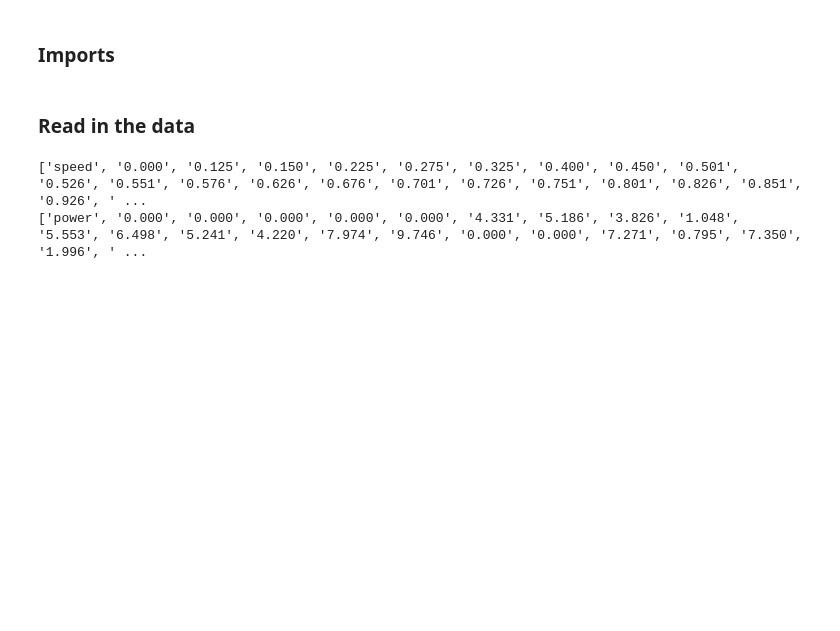
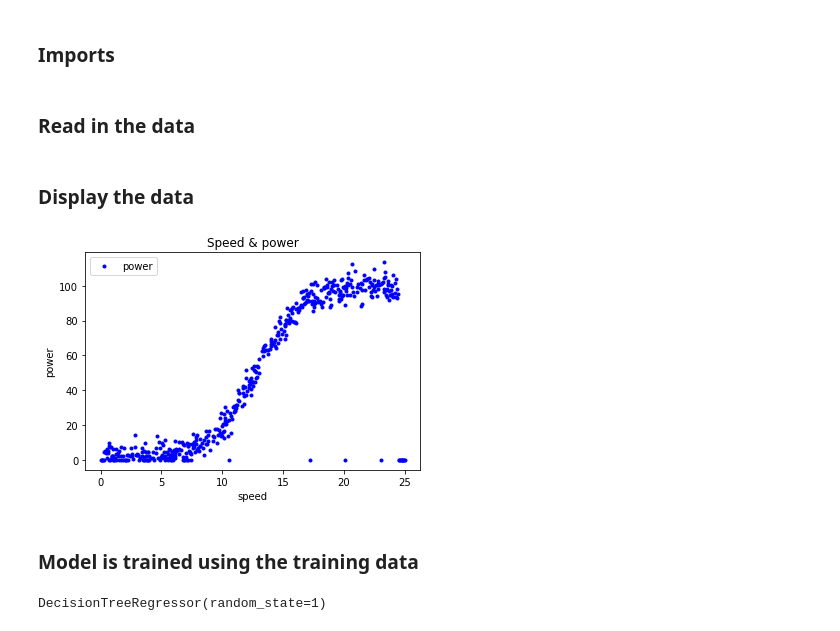
Before and after one commit to KennyThomas/Emerging-Technologies-Project, a Jupyter notebook: Model.ipynb, the cells around one changed output. Saved outputs shown, nothing was run; the diff lists cells and outputs as text; code cells hidden in the pictures; blank space fills up the shorter version.

Commit message:
Model update

```diff
--- a/Model.ipynb
+++ b/Model.ipynb
@@ -11,13 +12,33 @@ from mpl_toolkits.mplot3d import Axes3D
 # %% [markdown]
 ### Read in the data
-# %%
-Speed = []
-Power = []
-with open('Data.csv', 'r') as f:
-    reader = csv.reader(f, delimiter=',')
-    for row in reader:
-        Speed.append(row[0])
-        Power.append(row[1])
-# %% [output]
-['speed', '0.000', '0.125', '0.150', '0.225', '0.275', '0.325', '0.400', '0.450', '0.501', '0.526', '0.551', '0.576', '0.626', '0.676', '0.701', '0.726', '0.751', '0.801', '0.826', '0.851', '0.926', ' ...
-['power', '0.000', '0.000', '0.000', '0.000', '0.000', '4.331', '5.186', '3.826', '1.048', '5.553', '6.498', '5.241', '4.220', '7.974', '9.746', '0.000', '0.000', '7.271', '0.795', '7.350', '1.996', ' ...
+# %%
+dataset = pd.read_csv("data.csv")
+speed=dataset['speed']  #Get the column speed
+power=dataset['power']  #Get the column power
+# %% [markdown]
+### Display the data
+# %%
+dataset.plot(x='speed', y='power', style='b.')
+plt.title('Speed & power')
+plt.xlabel('speed')
+plt.ylabel('power')
+plt.show()
+# %% [output]
+[figure, added]
+# %% [markdown]
+### Model is trained using the training data
+# %%
+x = np.array(speed).reshape(-1, 1)
+y = np.array(power)
+
+#Splitting the data into Train and Test
+
+xtrain, xtest, ytrain, ytest = train_test_split(x,y,test_size=1/5, random_state=1)
+
+
+# I chose to use the DecisionTreeRegressor as it was more accurate
+from sklearn.tree import DecisionTreeRegressor
+regressor = DecisionTreeRegressor(random_state=1)
+regressor.fit(xtrain, ytrain)
+# %% [output]
+DecisionTreeRegressor(random_state=1)
```
Also changed, not shown: parts of 10 cells of this notebook, 1 other file.
